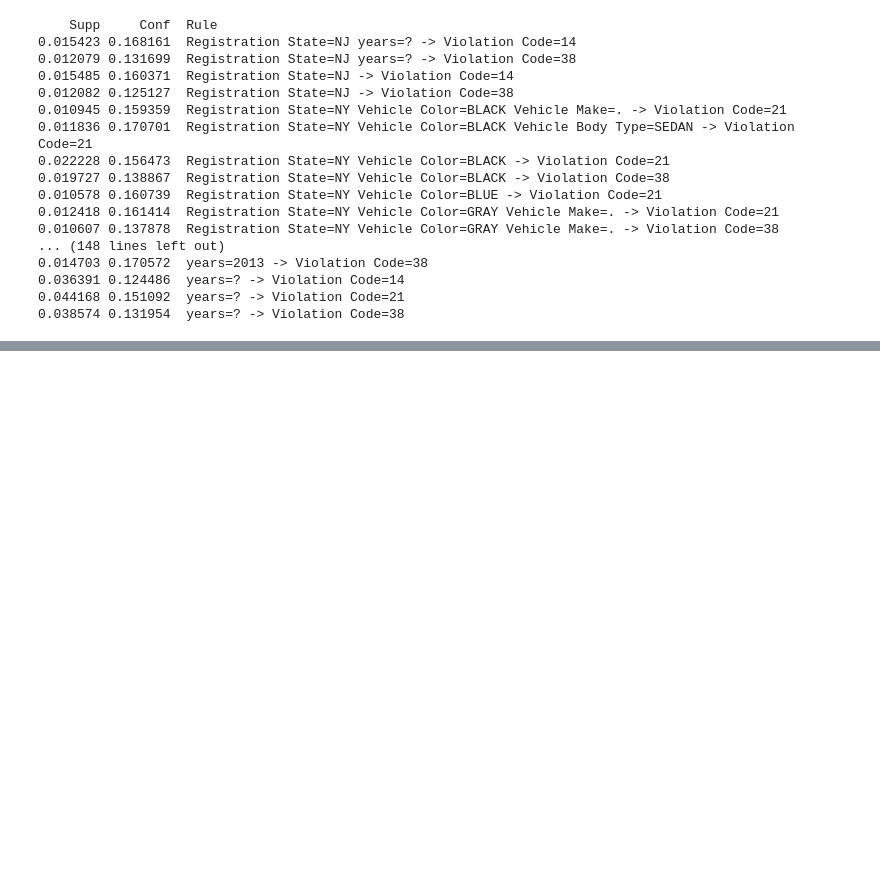
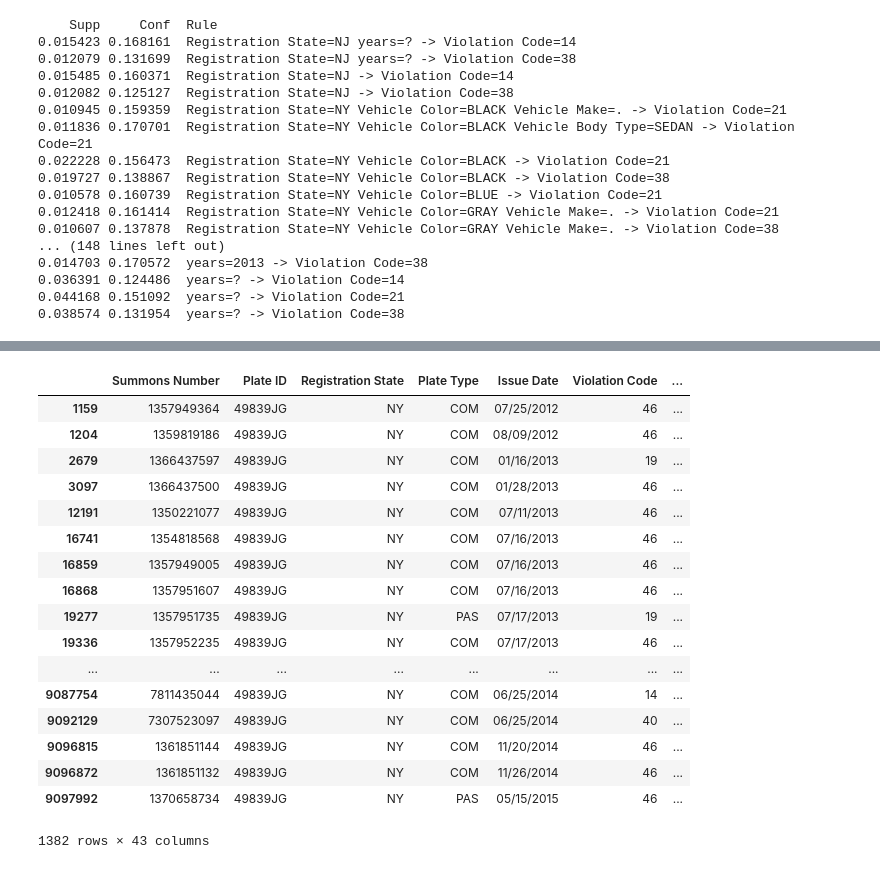
Before and after one commit to mmoyses/ds504_project3, a Jupyter notebook: exploring.ipynb, the cells around one changed output, grey strips where cells are left out. Saved outputs shown, nothing was run; the diff lists cells and outputs as text; code cells hidden in the pictures; blank space fills up the shorter version.

```diff
--- a/exploring.ipynb
+++ b/exploring.ipynb
@@ -130,6 +130,20 @@ color = data.index[data['Vehicle Color'] == 'BR']
 data.loc[color, 'Vehicle Color'] = 'BROWN'
 color = data.index[data['Vehicle Color'] == 'BRN']
 data.loc[color, 'Vehicle Color'] = 'BROWN'
+color = data.index[data['Vehicle Color'] == 'BRWN']
+data.loc[color, 'Vehicle Color'] = 'BROWN'
+color = data.index[data['Vehicle Color'] == 'BRO']
+data.loc[color, 'Vehicle Color'] = 'BROWN'
+color = data.index[data['Vehicle Color'] == 'BROW']
+data.loc[color, 'Vehicle Color'] = 'BROWN'
+color = data.index[data['Vehicle Color'] == 'BRW']
+data.loc[color, 'Vehicle Color'] = 'BROWN'
+color = data.index[data['Vehicle Color'] == 'BWN']
+data.loc[color, 'Vehicle Color'] = 'BROWN'
+color = data.index[data['Vehicle Color'] == 'BN']
+data.loc[color, 'Vehicle Color'] = 'BROWN'
+color = data.index[data['Vehicle Color'] == 'BRNW']
+data.loc[color, 'Vehicle Color'] = 'BROWN'
 
 color = data.index[data['Vehicle Color'] == 'YW']
 data.loc[color, 'Vehicle Color'] = 'YELLOW'
@@ -339,9 +353,13 @@ data.loc[bodytype, 'Vehicle Body Type'] = 'PICKUP'
 
 bodytype = data.index[data['Vehicle Body Type'] == 'DELV']
 data.loc[bodytype, 'Vehicle Body Type'] = 'DELIVERY/TRUCK/TRAILER'
+bodytype = data.index[data['Vehicle Body Type'] == 'DELI']
+data.loc[bodytype, 'Vehicle Body Type'] = 'DELIVERY/TRUCK/TRAILER'
 bodytype = data.index[data['Vehicle Body Type'] == 'REFG']
 data.loc[bodytype, 'Vehicle Body Type'] = 'DELIVERY/TRUCK/TRAILER'
 bodytype = data.index[data['Vehicle Body Type'] == 'TRAC']
+data.loc[bodytype, 'Vehicle Body Type'] = 'DELIVERY/TRUCK/TRAILER'
+bodytype = data.index[data['Vehicle Body Type'] == 'TRUC']
 data.loc[bodytype, 'Vehicle Body Type'] = 'DELIVERY/TRUCK/TRAILER'
 bodytype = data.index[data['Vehicle Body Type'] == 'TRLR']
 data.loc[bodytype, 'Vehicle Body Type'] = 'DELIVERY/TRUCK/TRAILER'
@@ -657,0 +695,21 @@ for r in rules:
+# %%
+data[(data['Plate ID'] == '49839JG') & (data['Registration State'] == 'NY')]
+# %% [output]
+|  | ﻿Summons Number | Plate ID | Registration State | Plate Type | Issue Date | Violation Code | ... |
+| 1159 | 1357949364 | 49839JG | NY | COM | 07/25/2012 | 46 | ... |
+| 1204 | 1359819186 | 49839JG | NY | COM | 08/09/2012 | 46 | ... |
+| 2679 | 1366437597 | 49839JG | NY | COM | 01/16/2013 | 19 | ... |
+| 3097 | 1366437500 | 49839JG | NY | COM | 01/28/2013 | 46 | ... |
+| 12191 | 1350221077 | 49839JG | NY | COM | 07/11/2013 | 46 | ... |
+| 16741 | 1354818568 | 49839JG | NY | COM | 07/16/2013 | 46 | ... |
+| 16859 | 1357949005 | 49839JG | NY | COM | 07/16/2013 | 46 | ... |
+| 16868 | 1357951607 | 49839JG | NY | COM | 07/16/2013 | 46 | ... |
+| 19277 | 1357951735 | 49839JG | NY | PAS | 07/17/2013 | 19 | ... |
+| 19336 | 1357952235 | 49839JG | NY | COM | 07/17/2013 | 46 | ... |
+| ... | ... | ... | ... | ... | ... | ... | ... |
+| 9087754 | 7811435044 | 49839JG | NY | COM | 06/25/2014 | 14 | ... |
+| 9092129 | 7307523097 | 49839JG | NY | COM | 06/25/2014 | 40 | ... |
+| 9096815 | 1361851144 | 49839JG | NY | COM | 11/20/2014 | 46 | ... |
+| 9096872 | 1361851132 | 49839JG | NY | COM | 11/26/2014 | 46 | ... |
+| 9097992 | 1370658734 | 49839JG | NY | PAS | 05/15/2015 | 46 | ... |
+1382 rows × 43 columns
```
Also changed, not shown: parts of 7 cells of this notebook.
